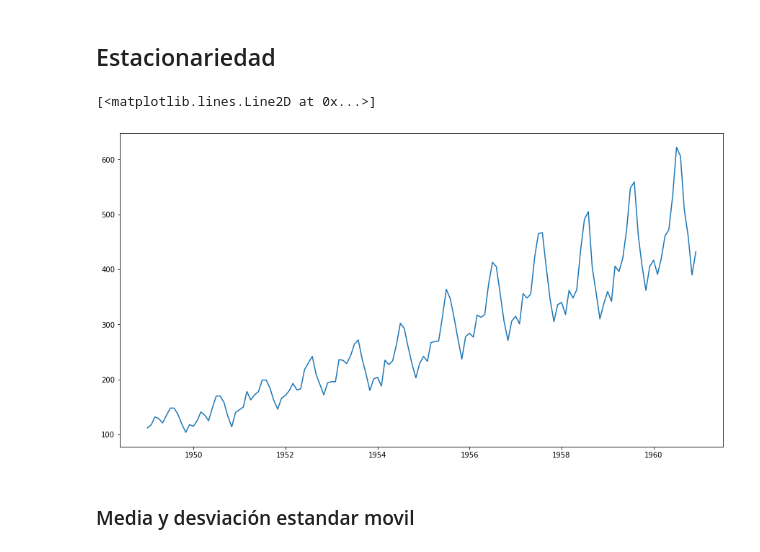
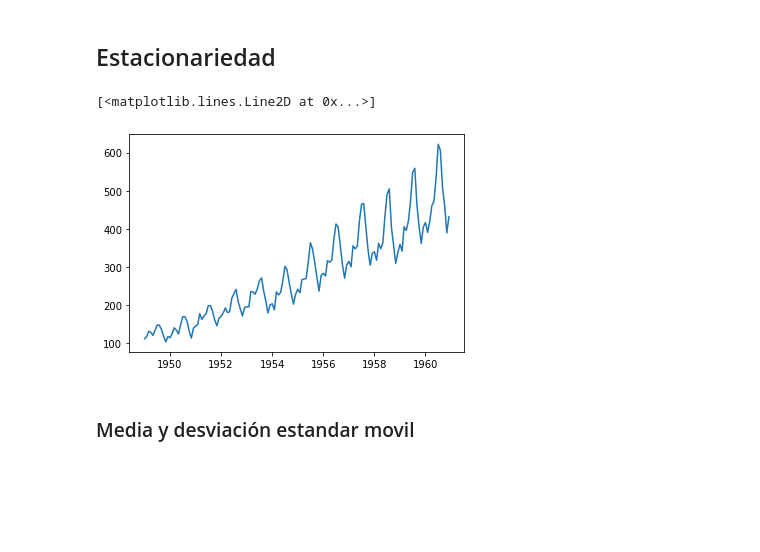
Before and after one commit to JuanFeA98/Time_Series, a Jupyter notebook: Introduction to Time Series.ipynb, the cells around one changed output. Saved outputs shown, nothing was run; the diff lists cells and outputs as text; code cells hidden in the pictures; blank space fills up the shorter version.

```diff
--- a/Introduction to Time Series.ipynb
+++ b/Introduction to Time Series.ipynb
@@ -104,11 +104,10 @@ Name: #Passengers, dtype: int64
 # %% [markdown]
 ## Estacionariedad
 # %%
-plt.figure(figsize=(15,8))
 plt.plot(ts)
 # %% [output]
 [<matplotlib.lines.Line2D at 0x...>]
-[figure, old version]
+[figure, new version]
 # %% [markdown]
 ### Media y desviación estandar movil
 # %%
```
Also changed, not shown: parts of 32 cells of this notebook.
